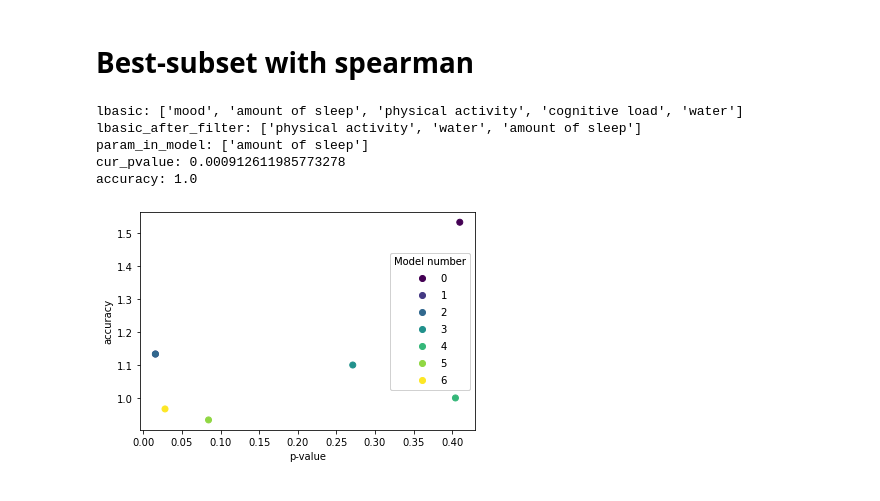
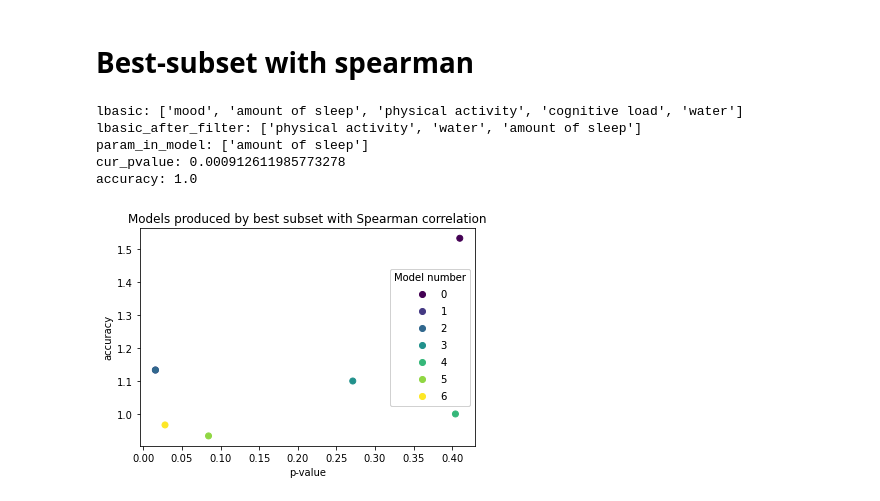
Before and after one commit to vladigr1/soft-project, a Jupyter notebook: labs/lab_4.ipynb, the cells around one changed output. Cells and saved outputs as stored; diff of their text form; code cells hidden in the pictures.

```diff
--- a/labs/lab_4.ipynb
+++ b/labs/lab_4.ipynb
@@ -134,31 +136,32 @@ print(f'lbasic_after_filter: {lbasic_after_filter}')
 print(f'param_in_model: {param_in_model}')
 print(f'cur_pvalue: {cur_pvalue}')
 distance = evaluation.distance_vec(data, sderived, param_in_model, fit_model)
 print(f'accuracy: {evaluation.accuracy(distance)}')
 
 x, y = evaluation.evaluation_graph(data, sderived, lbasics, amount_of_days, best_subset_with_spearman )
 import numpy as np
 import matplotlib.pyplot as plt
 
 
 N = len(x)
 c = range(N)
 
 fig, ax = plt.subplots()
 
 scatter = ax.scatter(x, y, c=c)
 plt.xlabel("p-value")
 plt.ylabel("accuracy")
 
 # produce a legend with the unique colors from the scatter
 legend1 = ax.legend(*scatter.legend_elements(),
                 loc="best", title="Model number")
 ax.add_artist(legend1)
+plt.title("Models produced by best subset with Spearman correlation")
 plt.show()
 # %% [output]
 lbasic: ['mood', 'amount of sleep', 'physical activity', 'cognitive load', 'water']
 lbasic_after_filter: ['physical activity', 'water', 'amount of sleep']
 param_in_model: ['amount of sleep']
 cur_pvalue: 0.000912611985773278
 accuracy: 1.0
-[figure, old version]
+[figure, new version]
```
Also changed, not shown: parts of 2 cells of this notebook.
